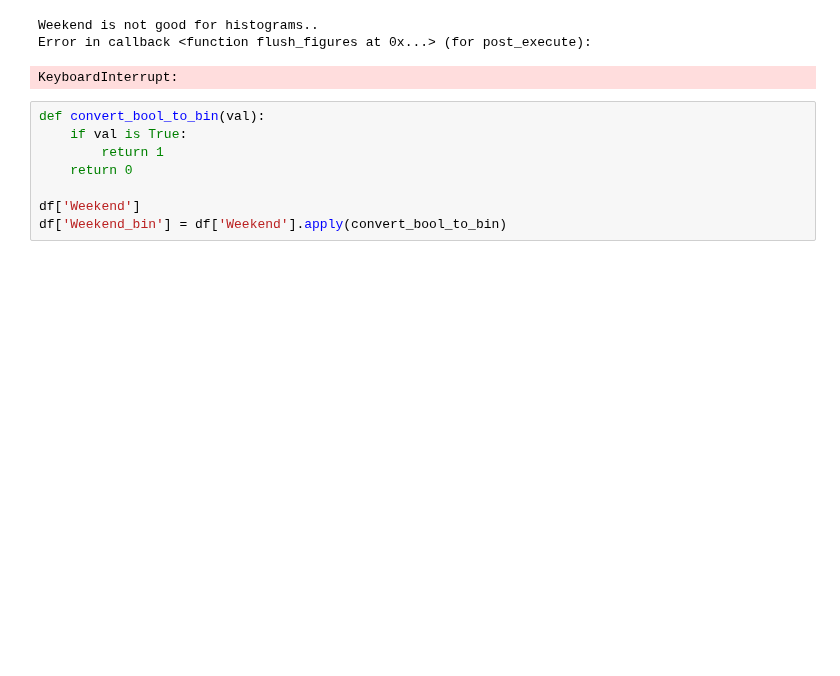
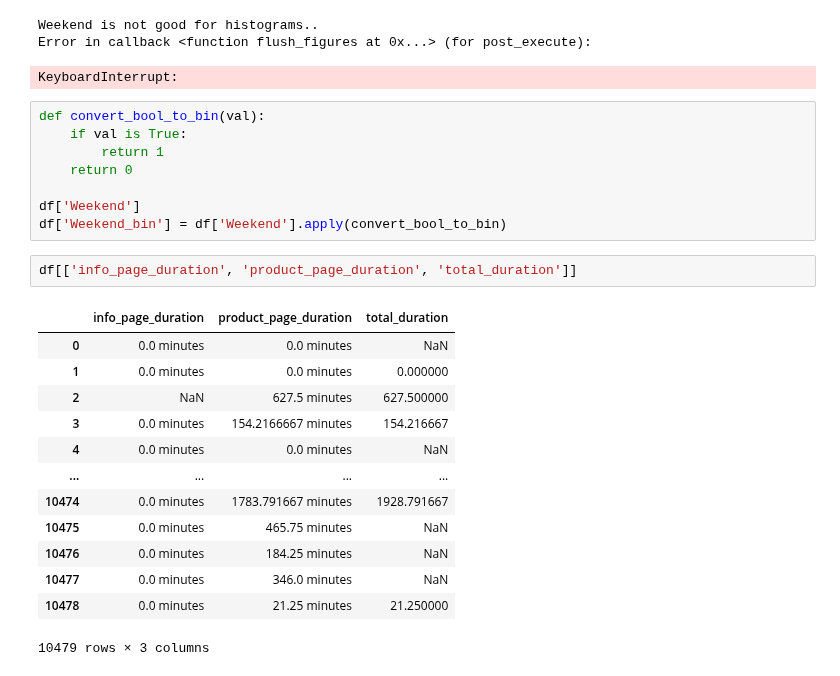
Before and after one commit to mikisegall/ml_final_project, a Jupyter notebook: mikis_research.ipynb, the cells around one changed output. Drawn from its saved outputs; the diff is of its cells as text; blank space fills up the shorter version.

```diff
--- a/mikis_research.ipynb
+++ b/mikis_research.ipynb
@@ -181,3 +182,19 @@ def convert_bool_to_bin(val):
 
 df['Weekend']
 df['Weekend_bin'] = df['Weekend'].apply(convert_bool_to_bin)
+# %%
+df[['info_page_duration', 'product_page_duration', 'total_duration']]
+# %% [output]
+|  | info_page_duration | product_page_duration | total_duration |
+| 0 | 0.0 minutes | 0.0 minutes | NaN |
+| 1 | 0.0 minutes | 0.0 minutes | 0.000000 |
+| 2 | NaN | 627.5 minutes | 627.500000 |
+| 3 | 0.0 minutes | 154.2166667 minutes | 154.216667 |
+| 4 | 0.0 minutes | 0.0 minutes | NaN |
+| ... | ... | ... | ... |
+| 10474 | 0.0 minutes | 1783.791667 minutes | 1928.791667 |
+| 10475 | 0.0 minutes | 465.75 minutes | NaN |
+| 10476 | 0.0 minutes | 184.25 minutes | NaN |
+| 10477 | 0.0 minutes | 346.0 minutes | NaN |
+| 10478 | 0.0 minutes | 21.25 minutes | 21.250000 |
+10479 rows × 3 columns
```
Also changed, not shown: parts of 4 cells of this notebook, 2 other files.
